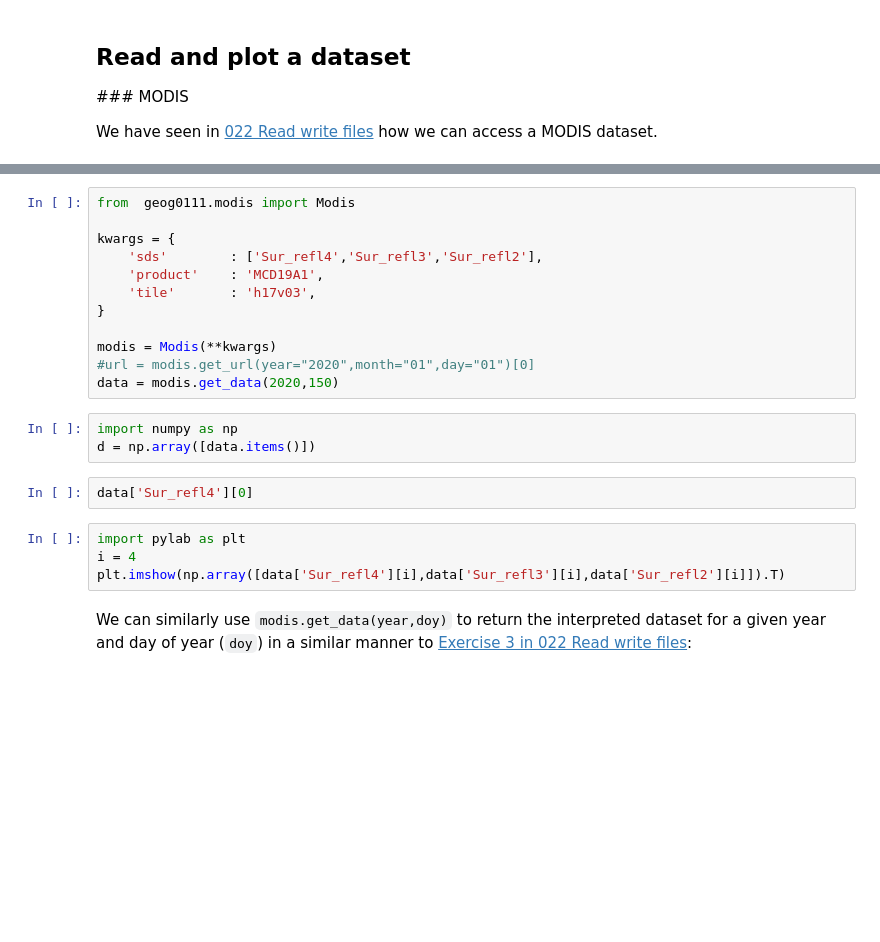
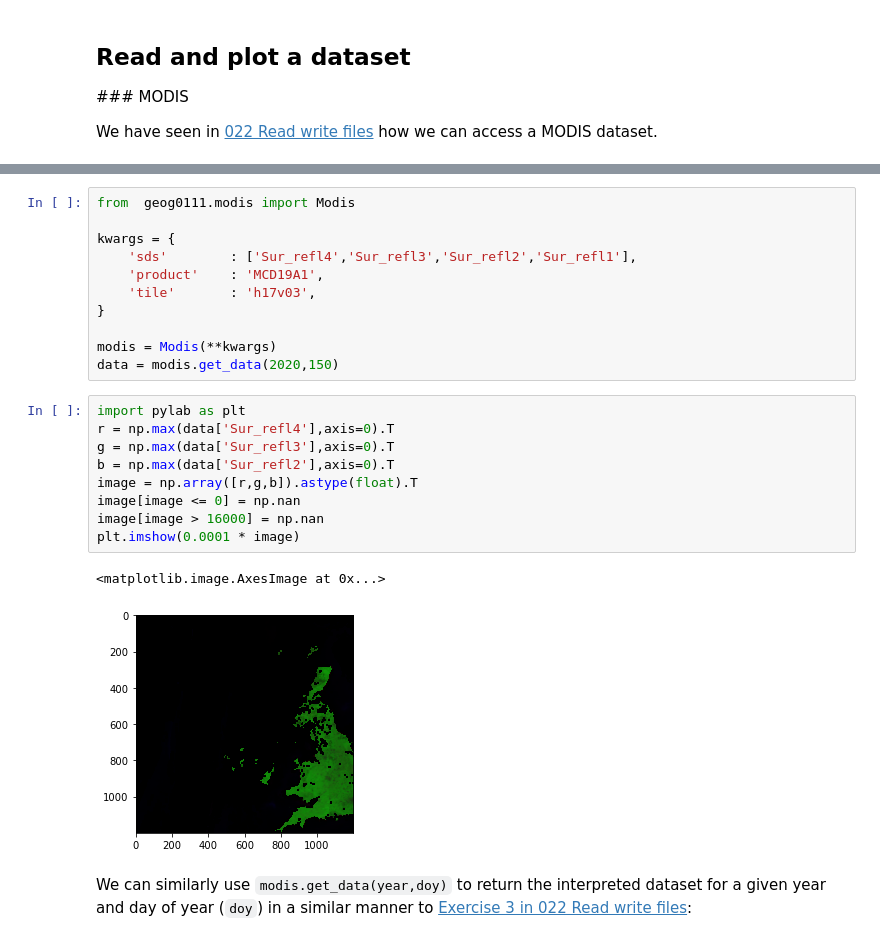
Before and after one commit to UCL-EO/geog0111, a Jupyter notebook: notebooks/024_Image_display.ipynb, the cells around one changed output, grey strips where cells are left out. Saved outputs shown, nothing was run; the diff lists cells and outputs as text; blank space fills up the shorter version.

```diff
--- a/notebooks/024_Image_display.ipynb
+++ b/notebooks/024_Image_display.ipynb
@@ -54,23 +62,25 @@ data = modis.get_data(2020,1)
 from  geog0111.modis import Modis
 
 kwargs = {
-    'sds'        : ['Sur_refl4','Sur_refl3','Sur_refl2'],
+    'sds'        : ['Sur_refl4','Sur_refl3','Sur_refl2','Sur_refl1'],
     'product'    : 'MCD19A1',
     'tile'       : 'h17v03',
 }
 
 modis = Modis(**kwargs)
-#url = modis.get_url(year="2020",month="01",day="01")[0]
 data = modis.get_data(2020,150)
-# %%
-import numpy as np
-d = np.array([data.items()])
-# %%
-data['Sur_refl4'][0]
-# %%
-import pylab as plt
-i = 4
-plt.imshow(np.array([data['Sur_refl4'][i],data['Sur_refl3'][i],data['Sur_refl2'][i]]).T)
+# %%
+import pylab as plt
+r = np.max(data['Sur_refl4'],axis=0).T
+g = np.max(data['Sur_refl3'],axis=0).T
+b = np.max(data['Sur_refl2'],axis=0).T
+image = np.array([r,g,b]).astype(float).T
+image[image <= 0] = np.nan
+image[image > 16000] = np.nan
+plt.imshow(0.0001 * image)
+# %% [output]
+<matplotlib.image.AxesImage at 0x...>
+[figure, added]
 # %% [markdown]
 We can similarly use `modis.get_data(year,doy)` to return the interpreted dataset for a given year and day of year (`doy`) in a similar manner to [Exercise 3 in 022 Read write files](022_Read_write_files.ipynb#Exercise-3):
 # %%
```
Also changed, not shown: parts of 2 cells of this notebook.
